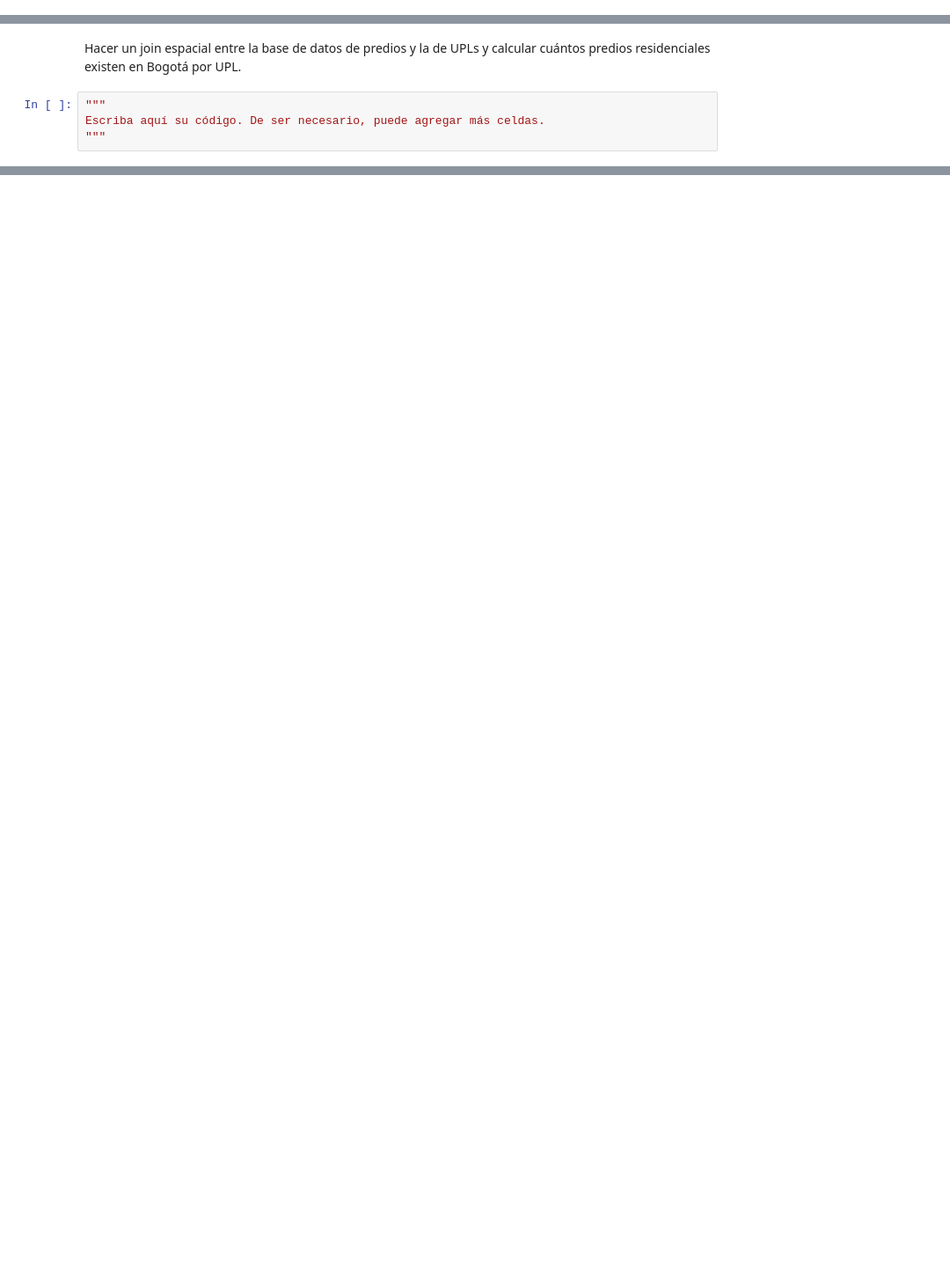
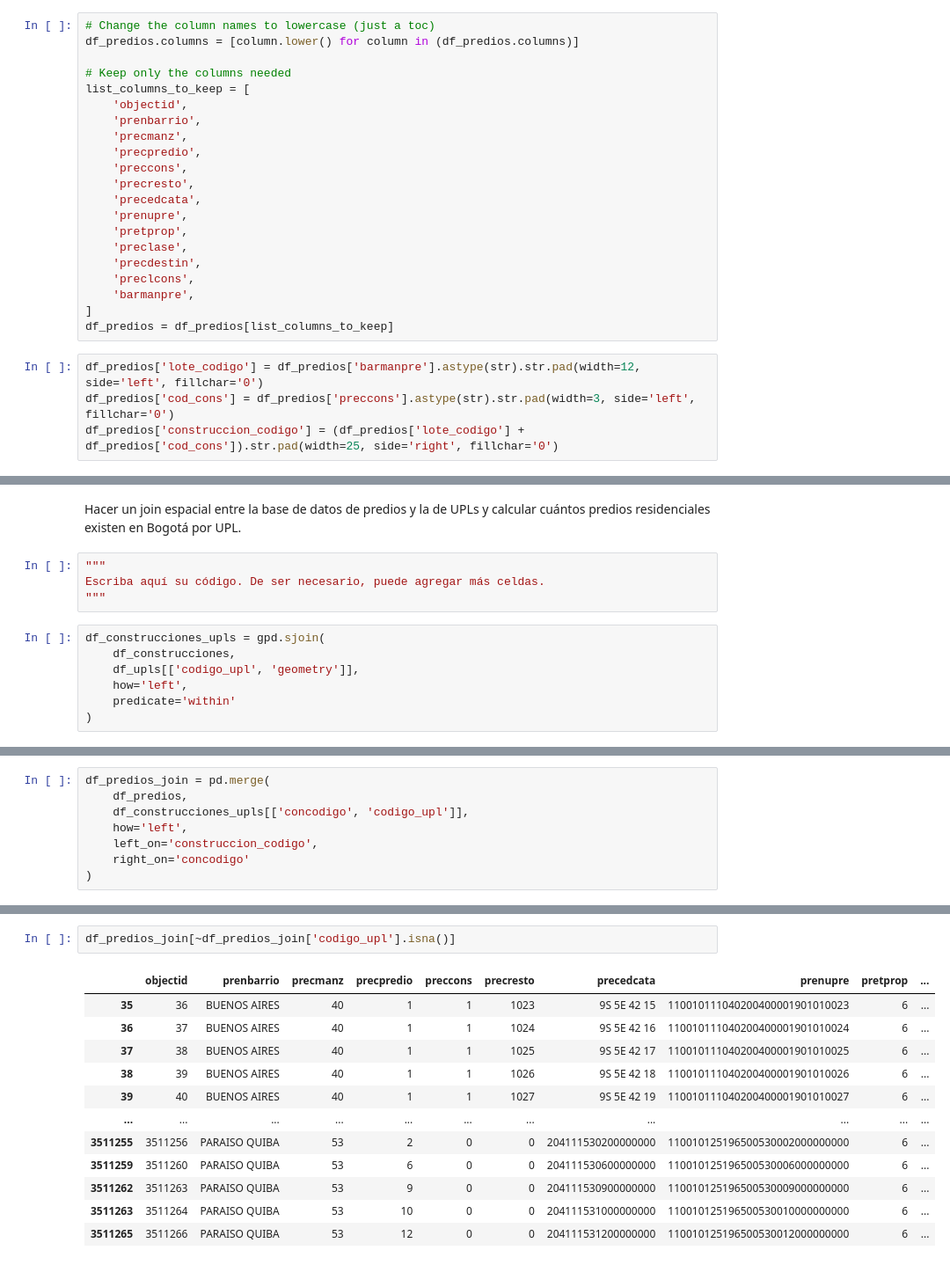
Before and after one commit to SantiGonzalezz/habi_prueba_data_science, a Jupyter notebook: Prueba_Data_Science_Santi.ipynb, the cells around one changed output, grey strips where cells are left out. Shown at 88% size. Cells and saved outputs as stored; diff of their text form; blank space fills up the shorter version.

```diff
--- a/Prueba_Data_Science_Santi.ipynb
+++ b/Prueba_Data_Science_Santi.ipynb
@@ -414,0 +658,25 @@ Escriba aquí su código. De ser necesario, puede agregar más celdas.
+# %%
+# Change the column names to lowercase (just a toc)
+df_predios.columns = [column.lower() for column in (df_predios.columns)]
+
+# Keep only the columns needed
+list_columns_to_keep = [
+    'objectid',
+    'prenbarrio',
+    'precmanz',
+    'precpredio',
+    'preccons',
+    'precresto',
+    'precedcata',
+    'prenupre',
+    'pretprop',
+    'preclase',
+    'precdestin',
+    'preclcons',
+    'barmanpre',
+]
+df_predios = df_predios[list_columns_to_keep]
+# %%
+df_predios['lote_codigo'] = df_predios['barmanpre'].astype(str).str.pad(width=12, side='left', fillchar='0')
+df_predios['cod_cons'] = df_predios['preccons'].astype(str).str.pad(width=3, side='left', fillchar='0')
+df_predios['construccion_codigo'] = (df_predios['lote_codigo'] + df_predios['cod_cons']).str.pad(width=25, side='right', fillchar='0')
@@ -418,3 +717,10 @@ Hacer un join espacial entre la base de datos de predios y la de UPLs y calcular
 """
 Escriba aquí su código. De ser necesario, puede agregar más celdas.
 """
+# %%
+df_construcciones_upls = gpd.sjoin(
+    df_construcciones,
+    df_upls[['codigo_upl', 'geometry']],
+    how='left',
+    predicate='within'
+)
@@ -420,0 +752,8 @@ Escriba aquí su código. De ser necesario, puede agregar más celdas.
+# %%
+df_predios_join = pd.merge(
+    df_predios,
+    df_construcciones_upls[['concodigo', 'codigo_upl']],
+    how='left',
+    left_on='construccion_codigo',
+    right_on='concodigo'
+)
@@ -420,0 +789,15 @@ Escriba aquí su código. De ser necesario, puede agregar más celdas.
+# %%
+df_predios_join[~df_predios_join['codigo_upl'].isna()]
+# %% [output]
+|  | objectid | prenbarrio | precmanz | precpredio | preccons | precresto | precedcata | prenupre | pretprop | ... |
+| 35 | 36 | BUENOS AIRES | 40 | 1 | 1 | 1023 | 9S 5E 42 15 | 110010111040200400001901010023 | 6 | ... |
+| 36 | 37 | BUENOS AIRES | 40 | 1 | 1 | 1024 | 9S 5E 42 16 | 110010111040200400001901010024 | 6 | ... |
+| 37 | 38 | BUENOS AIRES | 40 | 1 | 1 | 1025 | 9S 5E 42 17 | 110010111040200400001901010025 | 6 | ... |
+| 38 | 39 | BUENOS AIRES | 40 | 1 | 1 | 1026 | 9S 5E 42 18 | 110010111040200400001901010026 | 6 | ... |
+| 39 | 40 | BUENOS AIRES | 40 | 1 | 1 | 1027 | 9S 5E 42 19 | 110010111040200400001901010027 | 6 | ... |
+| ... | ... | ... | ... | ... | ... | ... | ... | ... | ... | ... |
+| 3511255 | 3511256 | PARAISO QUIBA | 53 | 2 | 0 | 0 | 204111530200000000 | 110010125196500530002000000000 | 6 | ... |
+| 3511259 | 3511260 | PARAISO QUIBA | 53 | 6 | 0 | 0 | 204111530600000000 | 110010125196500530006000000000 | 6 | ... |
+| 3511262 | 3511263 | PARAISO QUIBA | 53 | 9 | 0 | 0 | 204111530900000000 | 110010125196500530009000000000 | 6 | ... |
+| 3511263 | 3511264 | PARAISO QUIBA | 53 | 10 | 0 | 0 | 204111531000000000 | 110010125196500530010000000000 | 6 | ... |
+| 3511265 | 3511266 | PARAISO QUIBA | 53 | 12 | 0 | 0 | 204111531200000000 | 110010125196500530012000000000 | 6 | ... |
```
Also changed, not shown: parts of 45 cells of this notebook, 2 other files.
